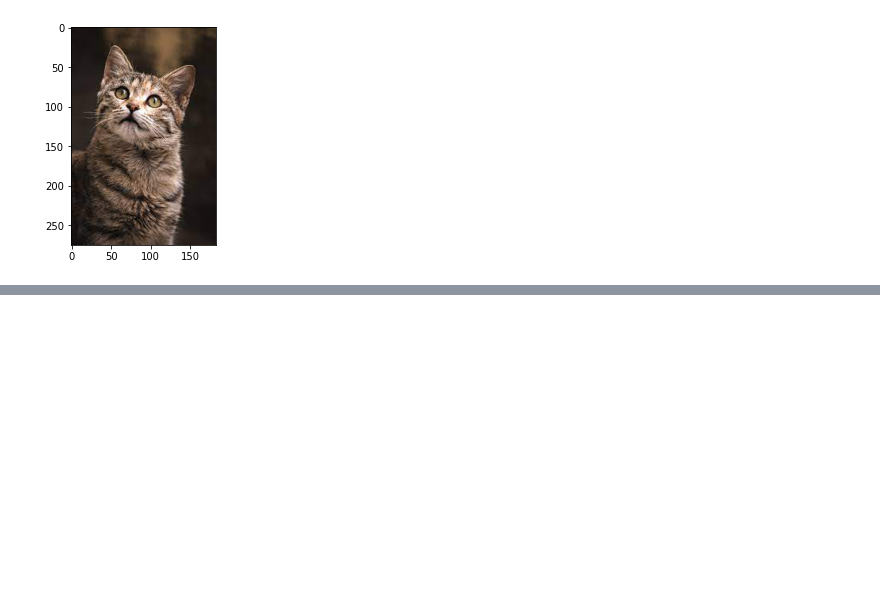
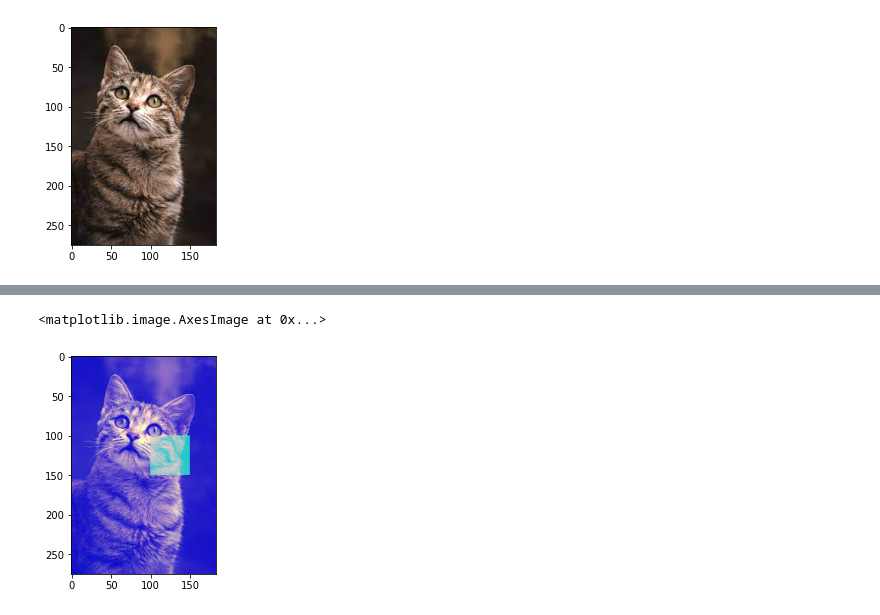
Before and after one commit to mirpouya/Basics-of-ML, a Jupyter notebook: Intermediate_Numpy.ipynb, the cells around one changed output, grey strips where cells are left out. Cells and saved outputs as stored; diff of their text form; code cells hidden in the pictures; blank space fills up the shorter version.

```diff
--- a/Intermediate_Numpy.ipynb
+++ b/Intermediate_Numpy.ipynb
@@ -191,0 +228,7 @@ plt.imshow(im)
+# %%
+im2[100:150, 100:150, 1] = 200
+
+plt.imshow(im2)
+# %% [output]
+<matplotlib.image.AxesImage at 0x...>
+[figure, added]
```
Also changed, not shown: parts of 7 cells of this notebook.
